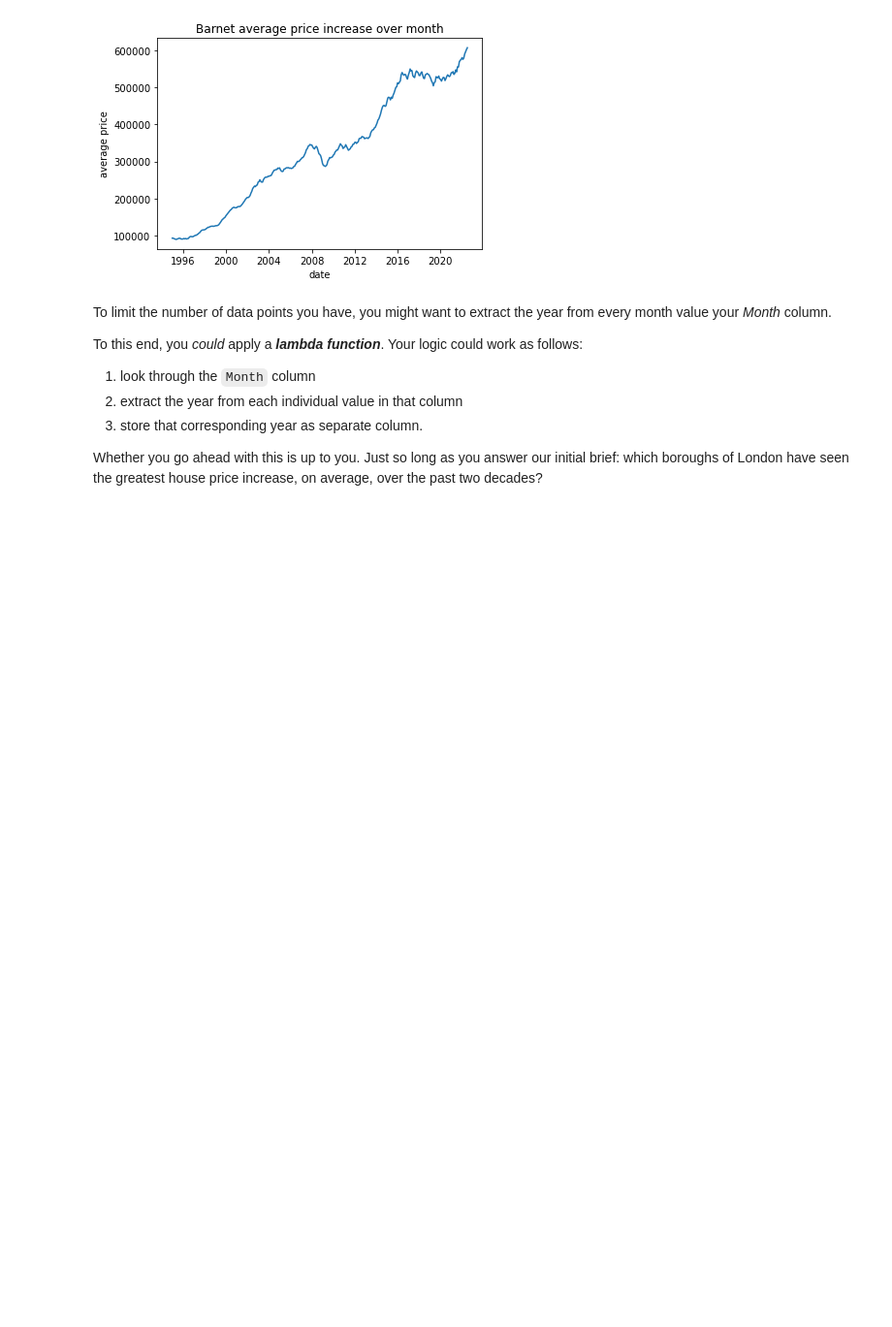
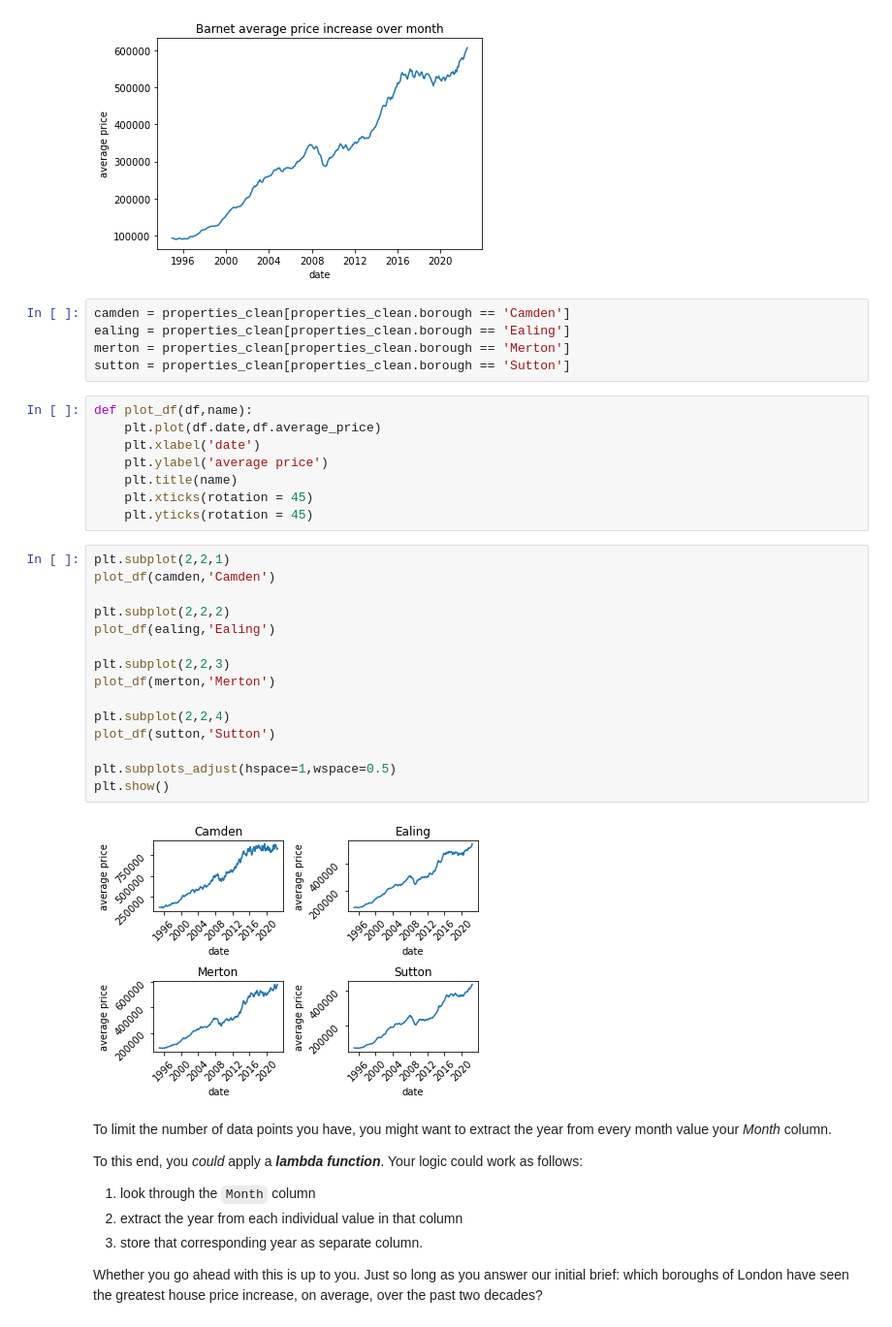
Before and after one commit to akshatgarg7/week4_springboard, a Jupyter notebook: Unit 4 Challenge - Tier 3.ipynb, the cells around one changed output. Shown: that part at 97% size. Saved outputs shown, nothing was run; the diff lists cells and outputs as text; blank space fills up the shorter version.

```diff
--- a/Unit 4 Challenge - Tier 3.ipynb
+++ b/Unit 4 Challenge - Tier 3.ipynb
@@ -430,6 +430,36 @@ plt.title('Barnet average price increase over month')
 plt.show()
 # %% [output]
 [figure]
+# %%
+camden = properties_clean[properties_clean.borough == 'Camden']
+ealing = properties_clean[properties_clean.borough == 'Ealing']
+merton = properties_clean[properties_clean.borough == 'Merton']
+sutton = properties_clean[properties_clean.borough == 'Sutton']
+# %%
+def plot_df(df,name):
+    plt.plot(df.date,df.average_price)
+    plt.xlabel('date')
+    plt.ylabel('average price')
+    plt.title(name)
+    plt.xticks(rotation = 45)
+    plt.yticks(rotation = 45)
+# %%
+plt.subplot(2,2,1)
+plot_df(camden,'Camden')
+
+plt.subplot(2,2,2)
+plot_df(ealing,'Ealing')
+
+plt.subplot(2,2,3)
+plot_df(merton,'Merton')
+
+plt.subplot(2,2,4)
+plot_df(sutton,'Sutton')
+
+plt.subplots_adjust(hspace=1,wspace=0.5)
+plt.show()
+# %% [output]
+[figure, added]
 # %% [markdown]
 To limit the number of data points you have, you might want to extract the year from every month value your *Month* column.
 
```
Also changed, not shown: parts of 13 cells of this notebook.
